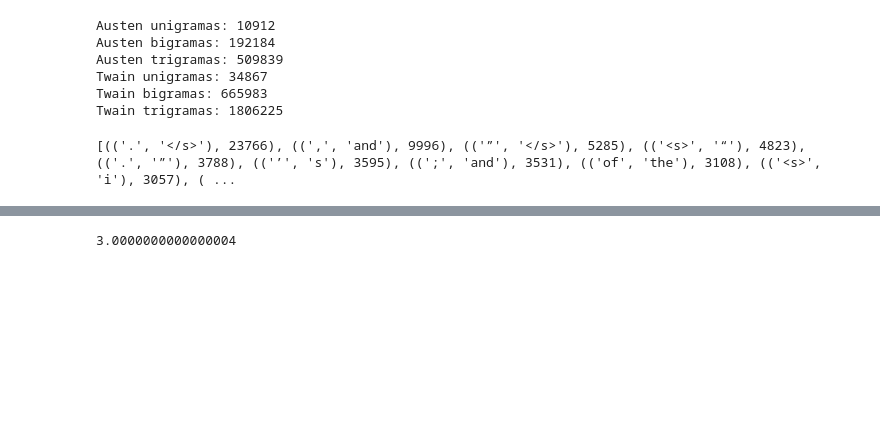
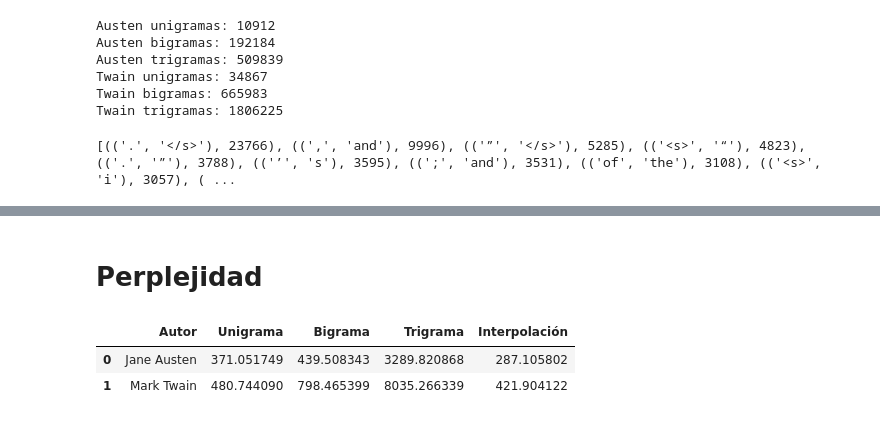
Before and after one commit to Things-I-learn/NLP-ml, a Jupyter notebook: Tarea2/modelos_ngram.ipynb, the cells around one changed output, grey strips where cells are left out. Cells and saved outputs as stored; diff of their text form; code cells hidden in the pictures; blank space fills up the shorter version.

```diff
--- a/Tarea2/modelos_ngram.ipynb
+++ b/Tarea2/modelos_ngram.ipynb
@@ -337,6 +399,3 @@ twain_train_unk = reemplazar_unk(twain_train_oraciones,vocabulario_twain)
 austen_test_unk = reemplazar_unk(austen_test_oraciones,vocabulario_austen)
 
 twain_test_unk = reemplazar_unk(twain_test_oraciones,vocabulario_twain)
-# %%
-for i, elem in enumerate(austen_train_unk[0:10]):
-    print(f"Índice {i}: {elem}")
@@ -588,0 +842,3 @@ modelo_twain_bigram.suavizado_laplace(("the", "same"),vocabulario_twain)
+# %%
+lambda1_austen, lambda2_austen, lambda3_austen = lambdas_austen
+lambda1_twain, lambda2_twain, lambda3_twain = lambdas_twain
@@ -598,16 +887,3 @@ def interpolacion(ngrama, modelo_unigram, modelo_bigram, modelo_trigram, vocabul
     p3 = modelo_trigram.suavizado_laplace(trigram, vocabulario)
 
     return lambda1 * p1 + lambda2 * p2 + lambda3 * p3
-# %%
-probabilidad = interpolacion(
-    ("the", "cat", "sleeps"),
-    modelo_austen_unigram,
-    modelo_austen_bigram,
-    modelo_austen_trigram,
-    vocabulario_austen,
-    0.2,
-    0.3,
-    0.5
-)
-
-print(probabilidad)
@@ -650 +890,3 @@ print(
+# %% [markdown]
+# Perplejidad
 # %%
@@ -667,17 +982,37 @@ def perplejidad(oracion, modelo, vocabulario):
 
     return math.exp(-suma_log / N)
-# %%
-oraciones = [
-    ["<s>", "the", "cat", "sleeps", "</s>"]
-]
-
-vocabulario = {
-    "<s>", "the", "cat", "sleeps", "</s>"
-}
-
-modelo = NGramModel(3)
-modelo.construir_ngrama(oraciones)
-
-print(perplejidad(oraciones[0], modelo, vocabulario))
-# %% [output]
-3.0000000000000004
+# %%
+pp_unigram_austen = perplejidad(austen_test_marcado, modelo_austen_unigram, vocabulario_austen)
+pp_bigram_austen = perplejidad(austen_test_marcado, modelo_austen_bigram, vocabulario_austen)
+pp_trigram_austen = perplejidad(austen_test_marcado, modelo_austen_trigram, vocabulario_austen)
+
+pp_interpolado_austen = perplejidad(
+    austen_test_marcado, None, vocabulario_austen,
+    modelo_austen_unigram, modelo_austen_bigram, modelo_austen_trigram,
+    lambda1_austen, lambda2_austen, lambda3_austen
+)
+
+pp_unigram_twain = perplejidad(twain_test_marcado, modelo_twain_unigram, vocabulario_twain)
+pp_bigram_twain = perplejidad(twain_test_marcado, modelo_twain_bigram, vocabulario_twain)
+pp_trigram_twain = perplejidad(twain_test_marcado, modelo_twain_trigram, vocabulario_twain)
+
+pp_interpolado_twain = perplejidad(
+    twain_test_marcado, None, vocabulario_twain,
+    modelo_twain_unigram, modelo_twain_bigram, modelo_twain_trigram,
+    lambda1_twain, lambda2_twain, lambda3_twain
+)
+
+
+resumen_perplejidad = pd.DataFrame({
+    "Autor": ["Jane Austen", "Mark Twain"],
+    "Unigrama": [pp_unigram_austen, pp_unigram_twain],
+    "Bigrama": [pp_bigram_austen, pp_bigram_twain],
+    "Trigrama": [pp_trigram_austen, pp_trigram_twain],
+    "Interpolación": [pp_interpolado_austen, pp_interpolado_twain]
+})
+
+resumen_perplejidad
+# %% [output]
+|  | Autor | Unigrama | Bigrama | Trigrama | Interpolación |
+| 0 | Jane Austen | 371.051749 | 439.508343 | 3289.820868 | 287.105802 |
+| 1 | Mark Twain | 480.744090 | 798.465399 | 8035.266339 | 421.904122 |
```
Also changed, not shown: parts of 46 cells of this notebook, 1 other file.
